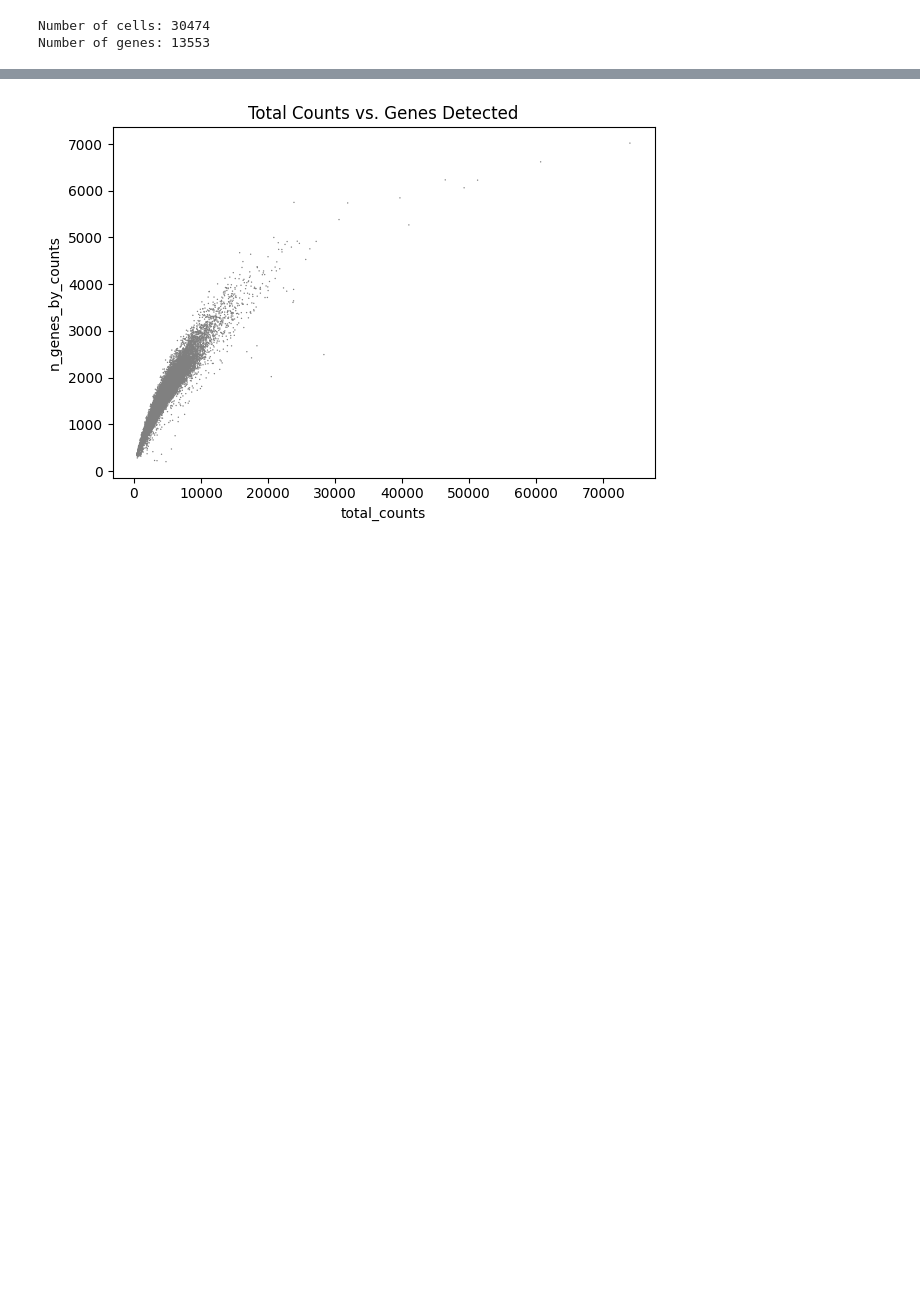
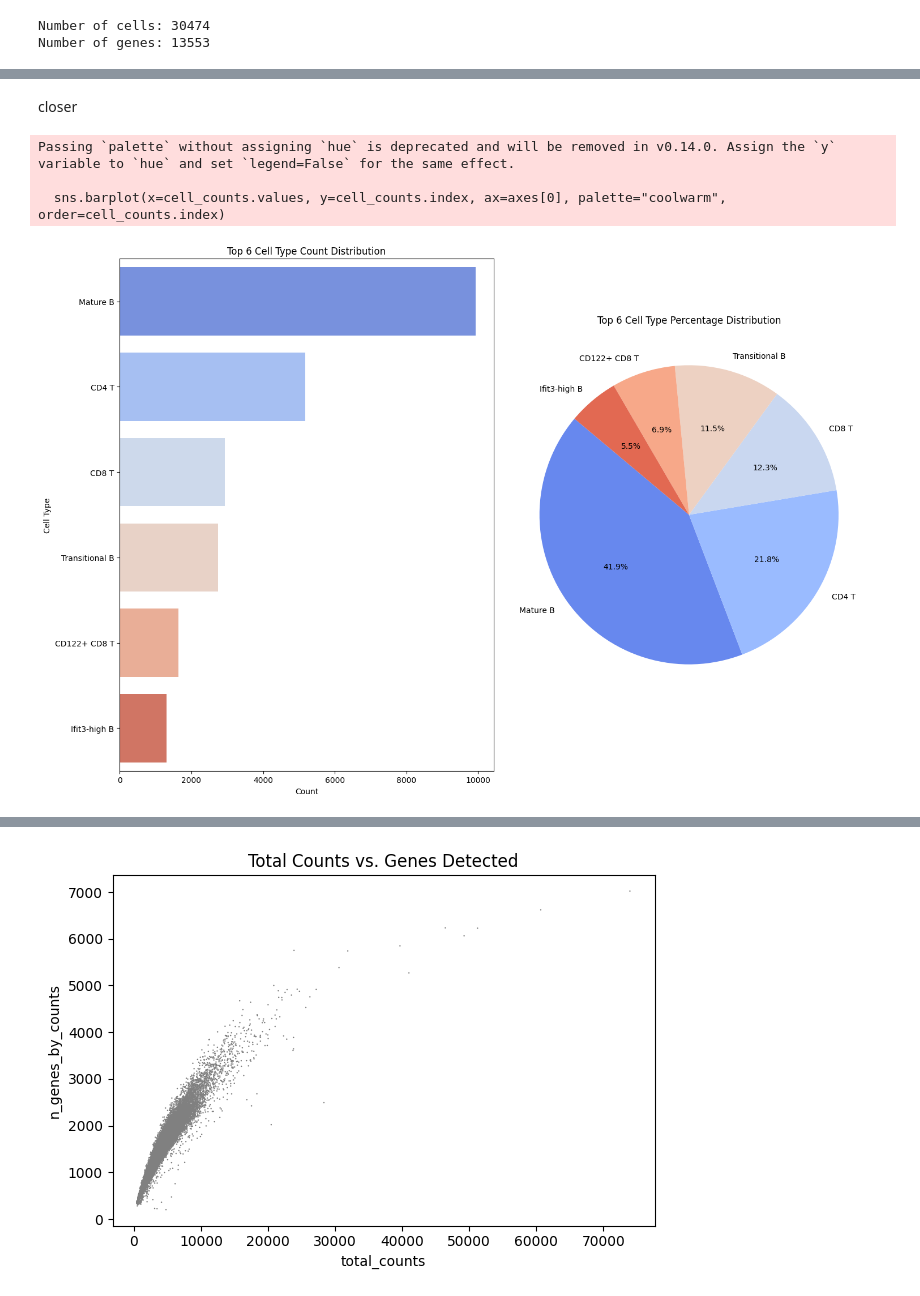
Before and after one commit to henrysaenz/eda_rna, a Jupyter notebook: _sources/EDA_test.ipynb, the cells around one changed output, grey strips where cells are left out. Cells and saved outputs as stored; diff of their text form; code cells hidden in the pictures; blank space fills up the shorter version.

```diff
--- a/_sources/EDA_test.ipynb
+++ b/_sources/EDA_test.ipynb
@@ -118,0 +173,27 @@ sc.pl.violin(adata_test, ['n_genes_by_counts', 'total_counts', 'pct_counts_in_to
+# %% [markdown]
+closer
+# %%
+# Get the top 6 most frequent cell types
+cell_counts = adata_test.obs['cell_types'].value_counts().head(6)
+percentages = (cell_counts / cell_counts.sum()) * 100  # Convert to percentage
+
+# Create a 2x1 subplot
+fig, axes = plt.subplots(1, 2, figsize=(15, 10))
+
+# Top plot: Bar count of top 6 cell types
+sns.barplot(x=cell_counts.values, y=cell_counts.index, ax=axes[0], palette="coolwarm", order=cell_counts.index)
+axes[0].set_xlabel("Count")
+axes[0].set_ylabel("Cell Type")
+axes[0].set_title("Top 6 Cell Type Count Distribution")
+
+# Bottom plot: Pie chart of top 6 cell type percentages
+axes[1].pie(percentages, labels=percentages.index, autopct='%1.1f%%', colors=sns.color_palette("coolwarm", 6), startangle=140)
+axes[1].set_title("Top 6 Cell Type Percentage Distribution")
+
+plt.tight_layout()
+plt.show()
+# %% [output]
+Passing `palette` without assigning `hue` is deprecated and will be removed in v0.14.0. Assign the `y` variable to `hue` and set `legend=False` for the same effect.
+
+  sns.barplot(x=cell_counts.values, y=cell_counts.index, ax=axes[0], palette="coolwarm", order=cell_counts.index)
+[figure, added]
```
Also changed, not shown: parts of 22 cells of this notebook, 17 other files.
